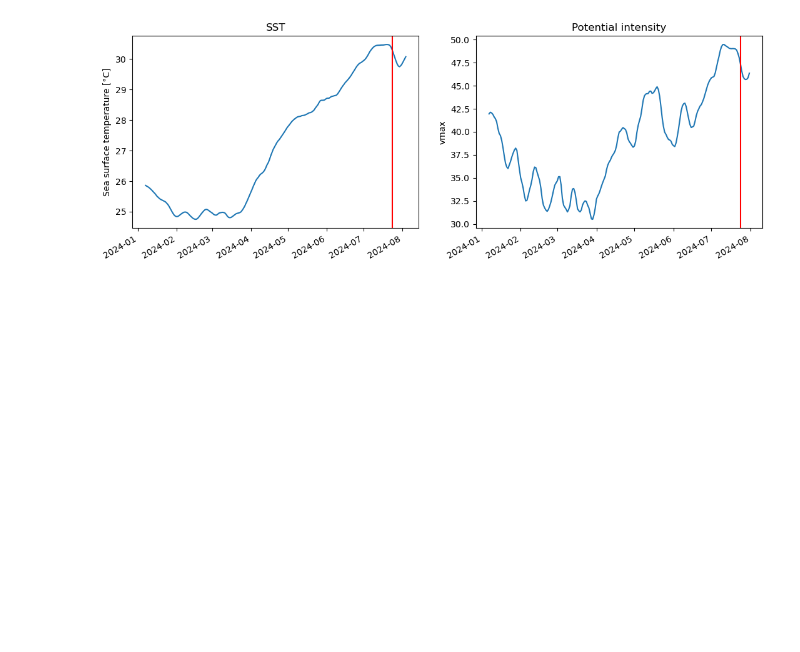
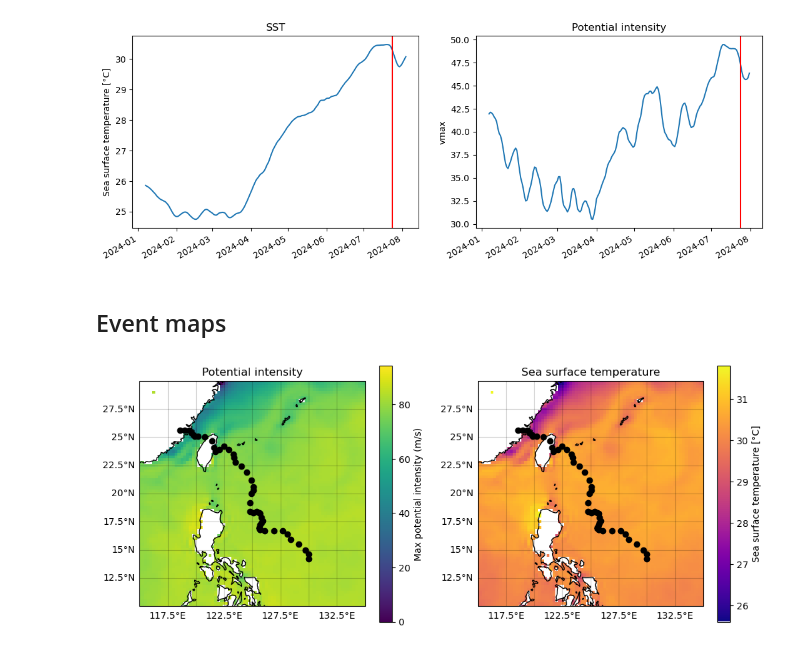
Before and after one commit to clairbarnes/wwa-current, a Jupyter notebook: 24-08_typhoon-gaemi/typhoon-gaemi_2P_exploratory.ipynb, the cells around one changed output. Cells and saved outputs as stored; diff of their text form; code cells hidden in the pictures; blank space fills up the shorter version.

```diff
--- a/24-08_typhoon-gaemi/typhoon-gaemi_2P_exploratory.ipynb
+++ b/24-08_typhoon-gaemi/typhoon-gaemi_2P_exploratory.ipynb
@@ -69,3 +71,30 @@ ds = wrap_lon(xr.open_dataset("/rds/general/user/cb2714/home/00_WWA_project_fold
 ts = ds.sel(longitude = slice(xn,xx), latitude = slice(yn,yx)).mean(["latitude", "longitude"])
 # %%
 ts.to_netcdf("data/pi_monthly_era5.nc")
+# %% [markdown]
+## Event maps
+# %%
+pi = xr.open_dataset("era5_monthly_vmax.nc").vmax_msl.sel(time = "2024-07")
+sst = xr.open_dataset("era5_monthly_pi-vars.nc").sst.sel(time = "2024-07")
+# %%
+df = pd.read_csv("ibtracs.since1980.list.v04r01.csv")
+df = df.loc[(df.NAME == "GAEMI") & (df.SEASON == 2024)]
+# %%
+fig, axs = plt.subplots(ncols = 2, figsize = (12,5), subplot_kw = {"projection" : mapproj, "extent" : (xn,xx,yn,yx)})
+
+ax = axs[0]
+pi.plot(ax = ax, cbar_kwargs = {"label" : "Max potential intensity (m/s)"})
+ax.set_title("Potential intensity")
+
+ax = axs[1]
+sst.plot(ax = ax, cmap = "plasma")
+ax.set_title("Sea surface temperature")
+
+for ax in axs:
+    ax.coastlines()
+    ax.scatter(df.LON, df.LAT, color = "k")
+    ax.gridlines(color = "k", alpha = 0.2, draw_labels = ["left", "bottom"])
+
+plt.savefig("fig/event-def_pi-sst.png")
+# %% [output]
+[figure, added]
```
Also changed, not shown: parts of 1 cell of this notebook, 5 other files.
